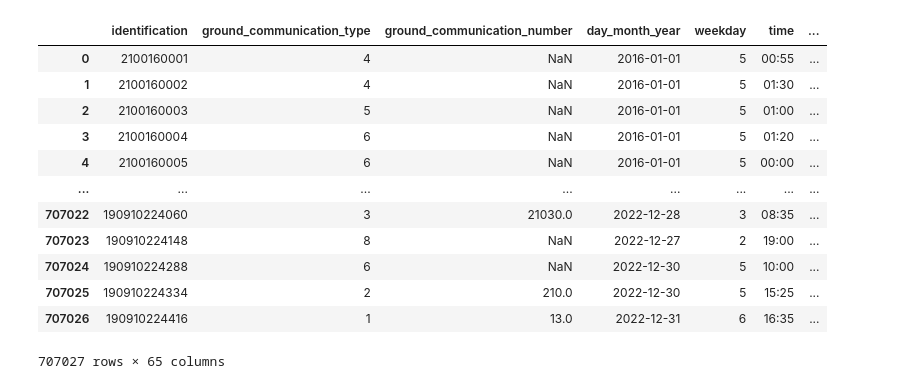
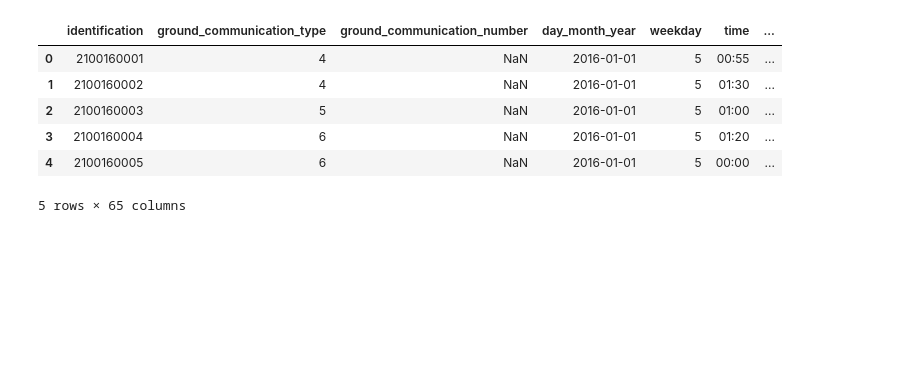
Before and after one commit to Katarina5/time-series-predictions, a Jupyter notebook: accidents.ipynb, the cells around one changed output. Saved outputs shown, nothing was run; the diff lists cells and outputs as text; code cells hidden in the pictures; blank space fills up the shorter version.

```diff
--- a/accidents.ipynb
+++ b/accidents.ipynb
@@ -33,18 +38,12 @@ accidents_df.loc[accidents_df.time%100>=60, 'time'] = 0
 accidents_df['time'] = accidents_df['time'].map(str).str.pad(4, fillchar='0').map(lambda t: t[:2] + ':' + t[2:])
 accidents_df['date'] = pd.to_datetime(accidents_df['day_month_year'] + ' ' + accidents_df['time'])
 # %%
-accidents_df
+accidents_df.head(5)
 # %% [output]
 |  | identification | ground_communication_type | ground_communication_number | day_month_year | weekday | time | ... |
 | 0 | 2100160001 | 4 | NaN | 2016-01-01 | 5 | 00:55 | ... |
 | 1 | 2100160002 | 4 | NaN | 2016-01-01 | 5 | 01:30 | ... |
 | 2 | 2100160003 | 5 | NaN | 2016-01-01 | 5 | 01:00 | ... |
 | 3 | 2100160004 | 6 | NaN | 2016-01-01 | 5 | 01:20 | ... |
 | 4 | 2100160005 | 6 | NaN | 2016-01-01 | 5 | 00:00 | ... |
-| ... | ... | ... | ... | ... | ... | ... | ... |
-| 707022 | 190910224060 | 3 | 21030.0 | 2022-12-28 | 3 | 08:35 | ... |
-| 707023 | 190910224148 | 8 | NaN | 2022-12-27 | 2 | 19:00 | ... |
-| 707024 | 190910224288 | 6 | NaN | 2022-12-30 | 5 | 10:00 | ... |
-| 707025 | 190910224334 | 2 | 210.0 | 2022-12-30 | 5 | 15:25 | ... |
-| 707026 | 190910224416 | 1 | 13.0 | 2022-12-31 | 6 | 16:35 | ... |
-707027 rows × 65 columns
+5 rows × 65 columns
```
Also changed, not shown: parts of 33 cells of this notebook.
